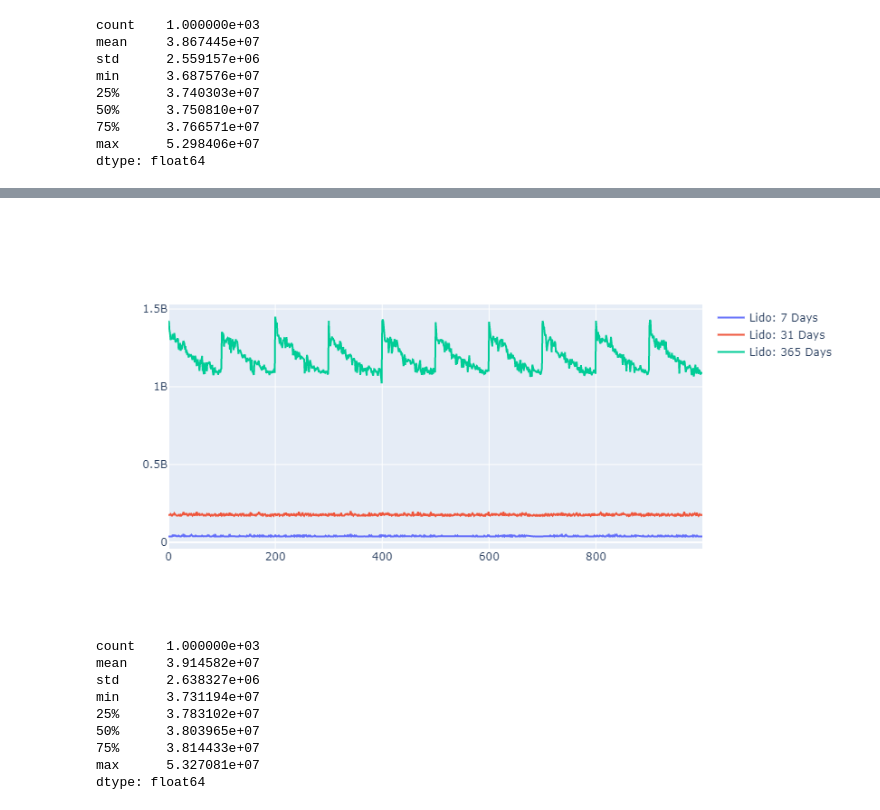
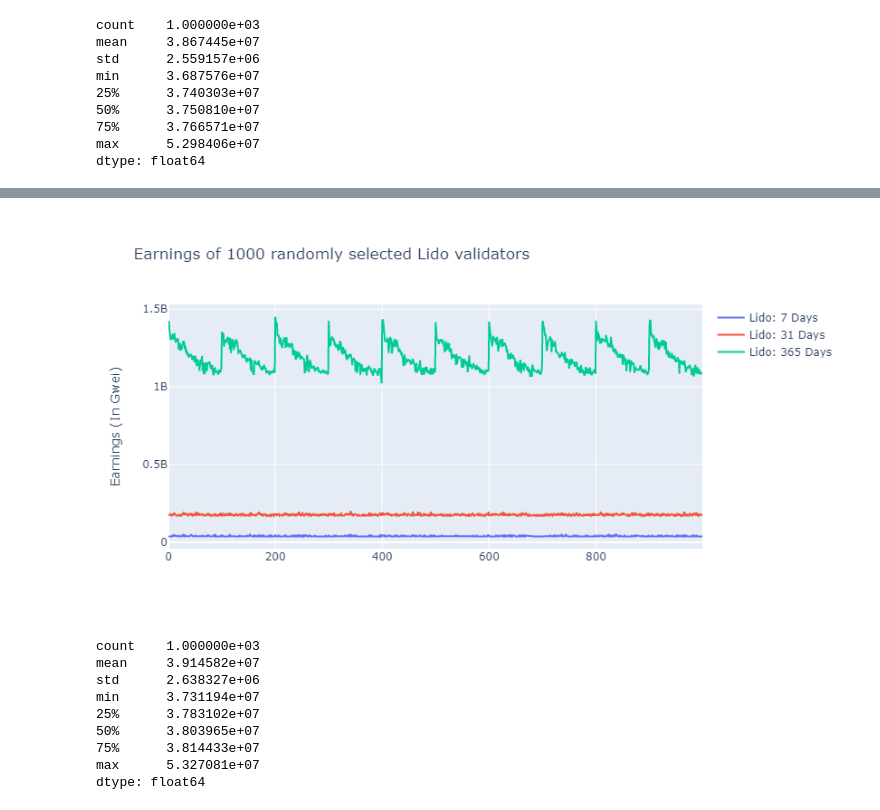
Before and after one commit to SHSR2001/beacondigest, a Jupyter notebook: notebooks/2021/08/09/validator_performance.ipynb, the cells around one changed output, grey strips where cells are left out. Saved outputs shown, nothing was run; the diff lists cells and outputs as text; code cells hidden in the pictures.

```diff
--- a/notebooks/2021/08/09/validator_performance.ipynb
+++ b/notebooks/2021/08/09/validator_performance.ipynb
@@ -386,15 +467,22 @@ dtype: float64
 # %%
 import plotly.graph_objects as go
 
 fig = go.Figure(data=[
     go.Scatter(name='Lido: 7 Days', x=lst, y = list(lido_earnings_7d.values())),
     go.Scatter(name='Lido: 31 Days', x=lst, y=list(lido_earnings_31d.values())),
     go.Scatter(name='Lido: 365 Days', x=lst, y=list(lido_earnings_365d.values()))
 ])
 
+fig.update_layout(
+    bargap=0.1,
+    title = "Earnings of 1000 randomly selected Lido validators")
+
+fig.update_yaxes(title="Earnings (In Gwei)")
+
+
 fig.show()
 # %% [output]
-[figure, old version]
+[figure, new version]
 # %%
 lido_7d_list = pd.Series(lido_earnings_7d.values())
 lido_7d_list.describe()
```
Also changed, not shown: parts of 47 cells of this notebook.
